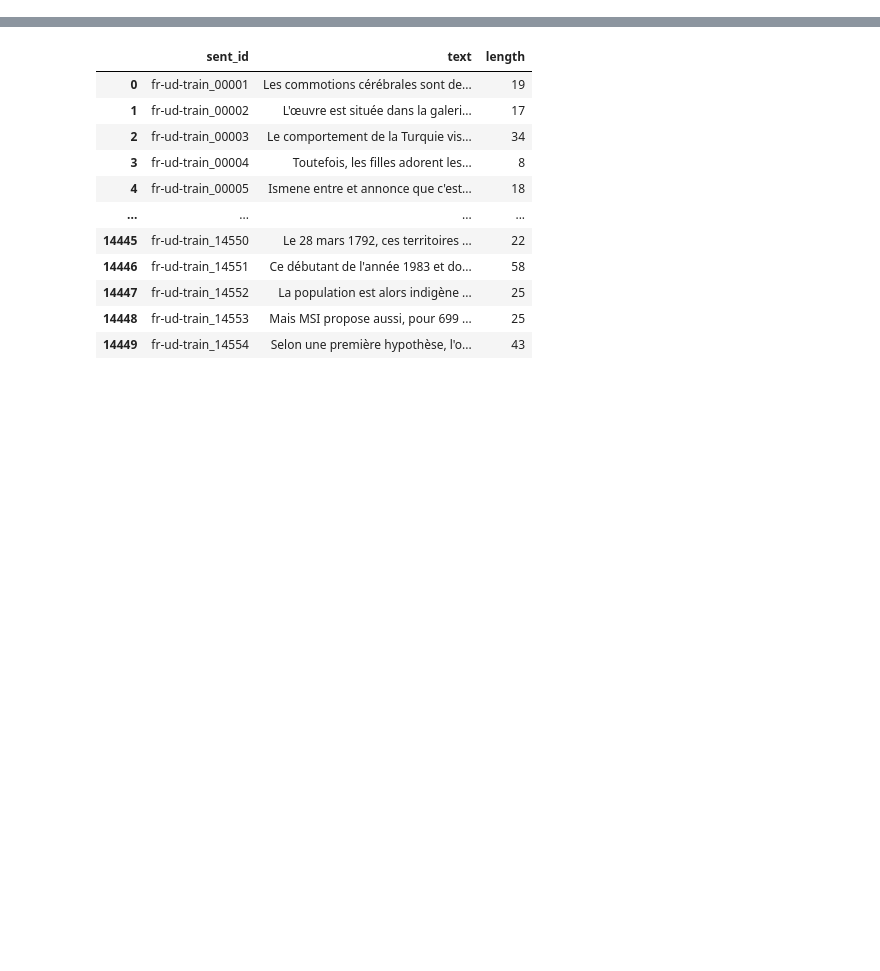
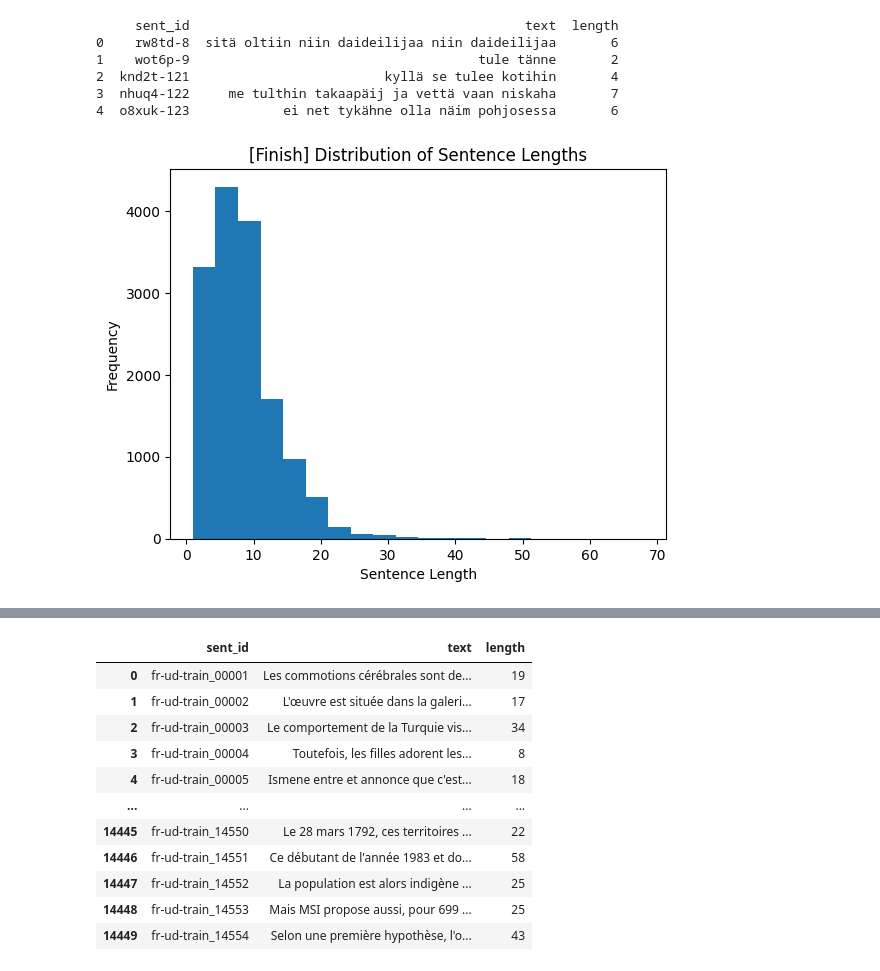
Before and after one commit to tms-gvd/NLP_lab, a Jupyter notebook: YASSER_TP2.ipynb, the cells around one changed output, grey strips where cells are left out. Drawn from its saved outputs; the diff is of its cells as text; code cells hidden in the pictures; blank space fills up the shorter version.

```diff
--- a/YASSER_TP2.ipynb
+++ b/YASSER_TP2.ipynb
@@ -33,0 +67,16 @@ plt.show()
+# %%
+import matplotlib.pyplot as plt
+print(fi_train.sentences.head())
+plt.hist(fi_train.sentences['length'], bins=20)
+plt.xlabel('Sentence Length')
+plt.ylabel('Frequency')
+plt.title('[Finish] Distribution of Sentence Lengths')
+plt.show()
+# %% [output]
+     sent_id                                           text  length
+0    rw8td-8  sitä oltiin niin daideilijaa niin daideilijaa       6
+1    wot6p-9                                     tule tänne       2
+2  knd2t-121                         kyllä se tulee kotihin       4
+3  nhuq4-122     me tulthin takaapäij ja vettä vaan niskaha       7
+4  o8xuk-123            ei net tykähne olla näim pohjosessa       6
+[figure, added]
```
Also changed, not shown: parts of 28 cells of this notebook, 11 other files.
